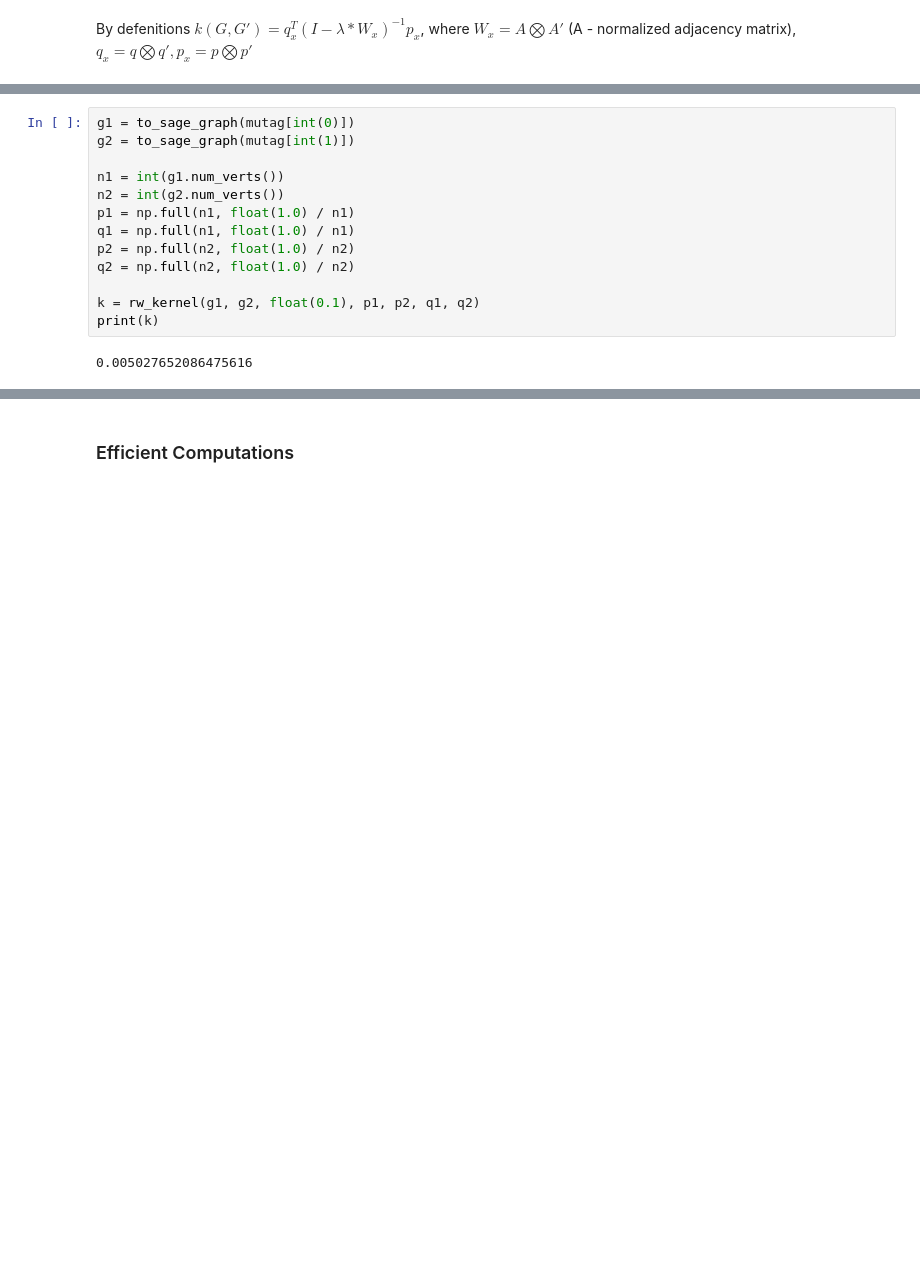
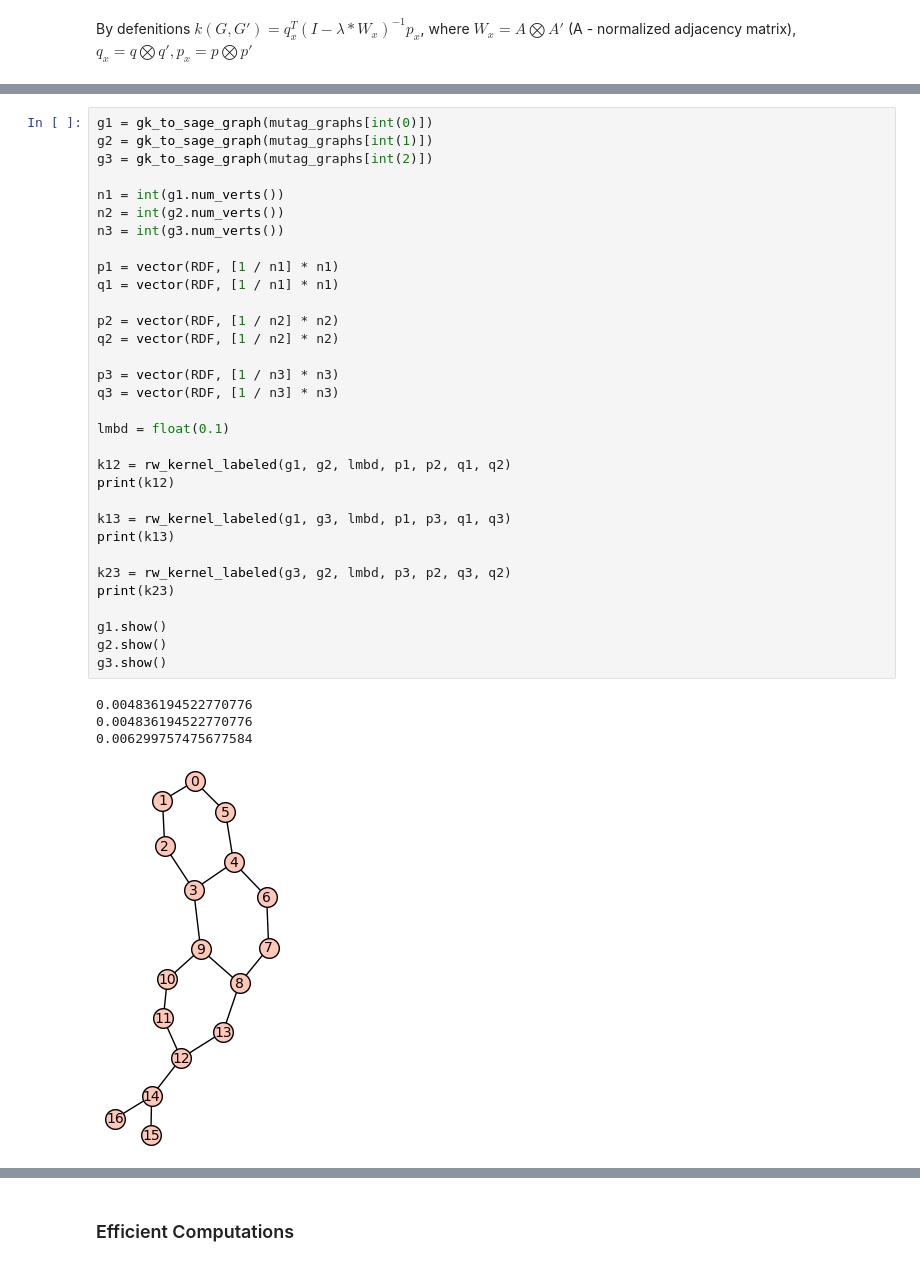
Before and after one commit to arslan-yam/random_walk_kernels_computations, a Jupyter notebook: src/rw_kernels.ipynb, the cells around one changed output, grey strips where cells are left out. Saved outputs shown, nothing was run; the diff lists cells and outputs as text; blank space fills up the shorter version.

```diff
--- a/src/rw_kernels.ipynb
+++ b/src/rw_kernels.ipynb
@@ -136,15 +175,37 @@ def rw_kernel(g1: Graph, g2: Graph, lmbd: float, p1, p2, q1, q2):
-# %%
-g1 = to_sage_graph(mutag[int(0)])
-g2 = to_sage_graph(mutag[int(1)])
-
-n1 = int(g1.num_verts())
-n2 = int(g2.num_verts())
-p1 = np.full(n1, float(1.0) / n1)
-q1 = np.full(n1, float(1.0) / n1)
-p2 = np.full(n2, float(1.0) / n2)
-q2 = np.full(n2, float(1.0) / n2)
-
-k = rw_kernel(g1, g2, float(0.1), p1, p2, q1, q2)
-print(k)
-# %% [output]
-0.005027652086475616
+# %%
+g1 = gk_to_sage_graph(mutag_graphs[int(0)])
+g2 = gk_to_sage_graph(mutag_graphs[int(1)])
+g3 = gk_to_sage_graph(mutag_graphs[int(2)])
+
+n1 = int(g1.num_verts())
+n2 = int(g2.num_verts())
+n3 = int(g3.num_verts())
+
+p1 = vector(RDF, [1 / n1] * n1)
+q1 = vector(RDF, [1 / n1] * n1)
+
+p2 = vector(RDF, [1 / n2] * n2)
+q2 = vector(RDF, [1 / n2] * n2)
+
+p3 = vector(RDF, [1 / n3] * n3)
+q3 = vector(RDF, [1 / n3] * n3)
+
+lmbd = float(0.1)
+
+k12 = rw_kernel_labeled(g1, g2, lmbd, p1, p2, q1, q2)
+print(k12)
+
+k13 = rw_kernel_labeled(g1, g3, lmbd, p1, p3, q1, q3)
+print(k13)
+
+k23 = rw_kernel_labeled(g3, g2, lmbd, p3, p2, q3, q2)
+print(k23)
+
+g1.show()
+g2.show()
+g3.show()
+# %% [output]
+0.004836194522770776
+0.004836194522770776
+0.006299757475677584
+[figure, added]
```
Also changed, not shown: parts of 9 cells of this notebook.
